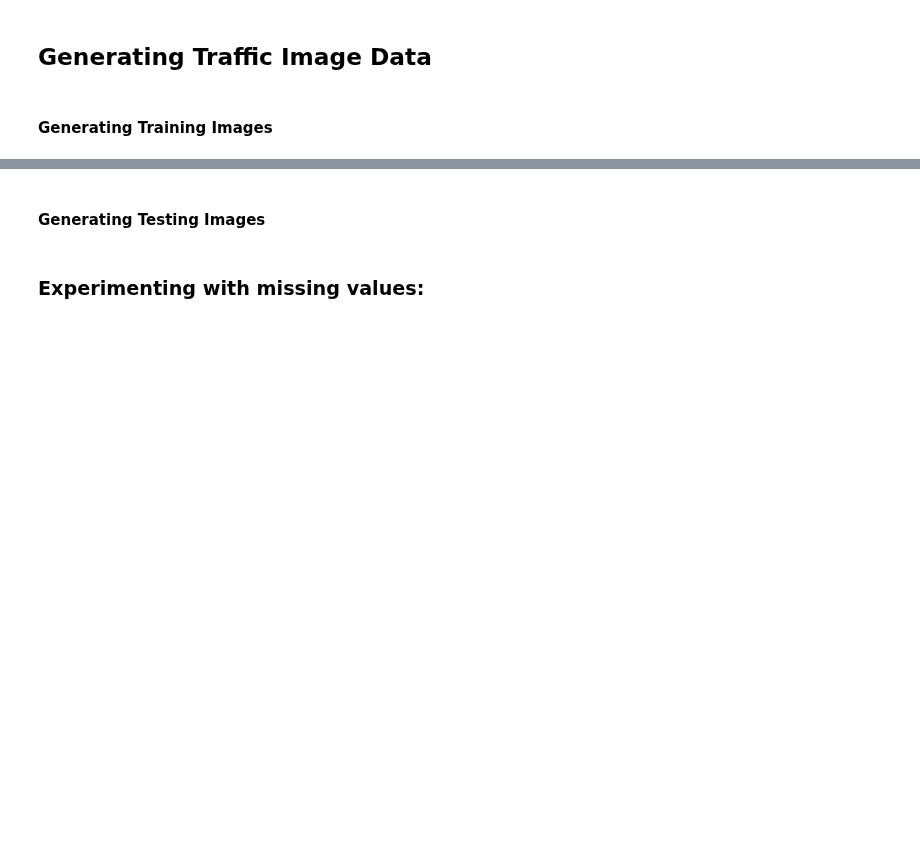
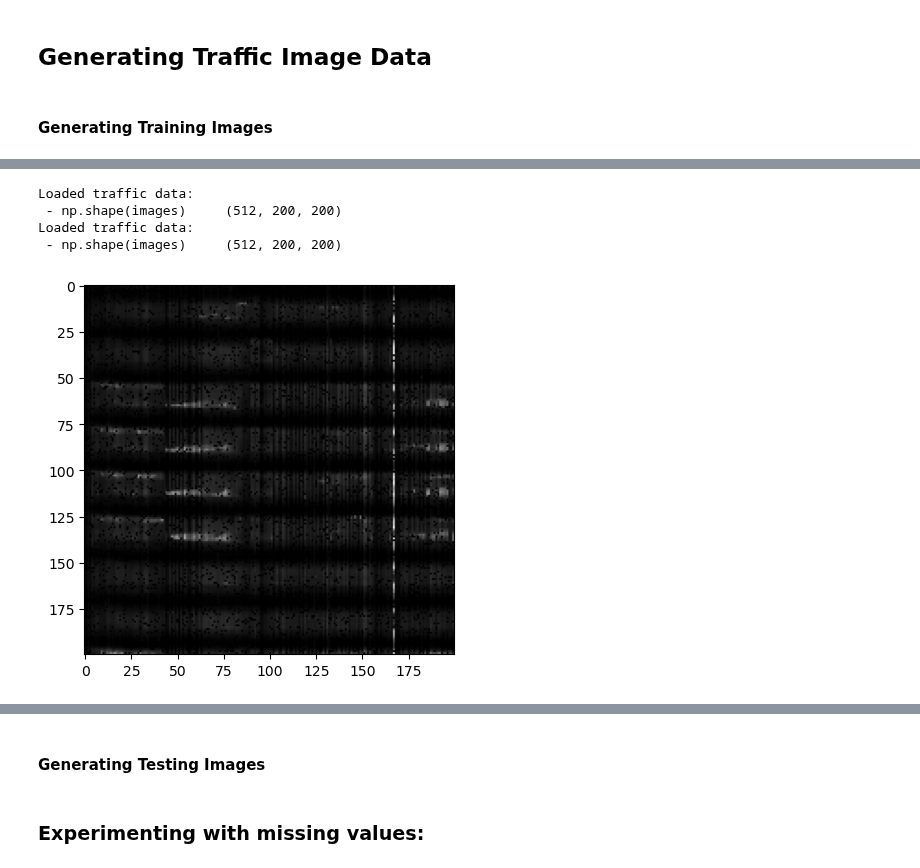
Before and after one commit to Evan-Callaghan/FieldsAcademy-NeuralNetworks, a Jupyter notebook: Project/Working/image_generator.ipynb, the cells around one changed output, grey strips where cells are left out. Drawn from its saved outputs; the diff is of its cells as text; code cells hidden in the pictures; blank space fills up the shorter version.

```diff
--- a/Project/Working/image_generator.ipynb
+++ b/Project/Working/image_generator.ipynb
@@ -14,8 +14,14 @@ import matplotlib.pyplot as plt
 from datetime import datetime
 
 ## Housekeeping
-image_dir = Path("Image_Data/")
-image_dir.mkdir(parents = True, exist_ok = True)
+training_image_dir = Path("Image_Data/Training/Filled")
+training_image_missing_dir = Path("Image_Data/Training/Missing")
+testing_image_dir = Path("Image_Data/Test5")
+
+training_image_dir.mkdir(parents = True, exist_ok = True)
+training_image_missing_dir.mkdir(parents = True, exist_ok = True)
+testing_image_dir.mkdir(parents = True, exist_ok = True)
+
 pd.set_option('display.max_columns', None, 'display.max_rows', None)
 # %% [markdown]
 #### Generating Training Images
@@ -84,20 +94,0 @@ n_sensor_windows = 16
-# %%
-for i in range(0, n_time_windows):
-    for j in range(0, n_sensor_windows):
-
-        ## Setting time window
-        time_loc = [(i * 200), (i * 200 + 200)]
-
-        ## Setting sensor window
-        sensor_loc = [(j * 10), (j * 10 + 200)]
-
-        ## Creating img with window subset
-        img = np.array(scaled_data.iloc[time_loc[0]:time_loc[1], sensor_loc[0]:sensor_loc[1]])
-
-        ## Appending to lists
-        images.append(img)
-        labels.append(0)
-
-print("Loaded traffic data:")
-print(f" - np.shape(images)     {np.shape(images)}")
-print(f" - np.shape(labels)     {np.shape(labels)}")
@@ -108,6 +95,31 @@ Loaded traffic data:
 # %%
 ## Function to store all images to disk
-def store_many_disk(images):
+def store_many_disk(df, image_dir):
+
+    ## Initializing list to store images
+    images = list()
+
+    ## Initializing data windows
+    n_time_windows = 32
+    n_sensor_windows = 16
+
+    for i in range(0, n_time_windows):
+        for j in range(0, n_sensor_windows):
+
+            ## Setting time window
+            time_loc = [(i * 200), (i * 200 + 200)]
+
+            ## Setting sensor window
+            sensor_loc = [(j * 10), (j * 10 + 200)]
+
+            ## Creating img with window subset
+            img = np.array(df.iloc[time_loc[0]:time_loc[1], sensor_loc[0]:sensor_loc[1]])
+
+            ## Appending to lists
+            images.append(img)
+
+    print("Loaded traffic data:")
+    print(f" - np.shape(images)     {np.shape(images)}")
 
     ## Saving images one by one
     for i, image in enumerate(images):
@@ -115,14 +127,29 @@ def store_many_disk(images):
         storing = storing.convert('L')
         storing.save(image_dir / f"{i}.png")
 
-store_many_disk(images)
+
+## Storing training images to disk
+store_many_disk(traffic_data, training_image_dir)
+store_many_disk(traffic_data_mapped, training_image_missing_dir)
+# %% [output]
+Loaded traffic data:
+ - np.shape(images)     (512, 200, 200)
+Loaded traffic data:
+ - np.shape(images)     (512, 200, 200)
 # %%
 ## Function to read n_images from disk
 def read_many_disk(n_images):
     images = []
     for image_id in range(n_images):
-        images.append(np.array(Image.open(image_dir / f"{image_id}.png")))
+        images.append(np.array(Image.open(training_image_dir / f"{image_id}.png")))
     return images
 
-n_images = 10
+## Reading in a samplle image
+n_images = 1
 imgs = read_many_disk(n_images)
+
+## Plotting an example training image
+plt.imshow(imgs[0], cmap = 'gray')
+plt.show()
+# %% [output]
+[figure, added]
```
Also changed, not shown: parts of 5 cells of this notebook, 1 other file.
